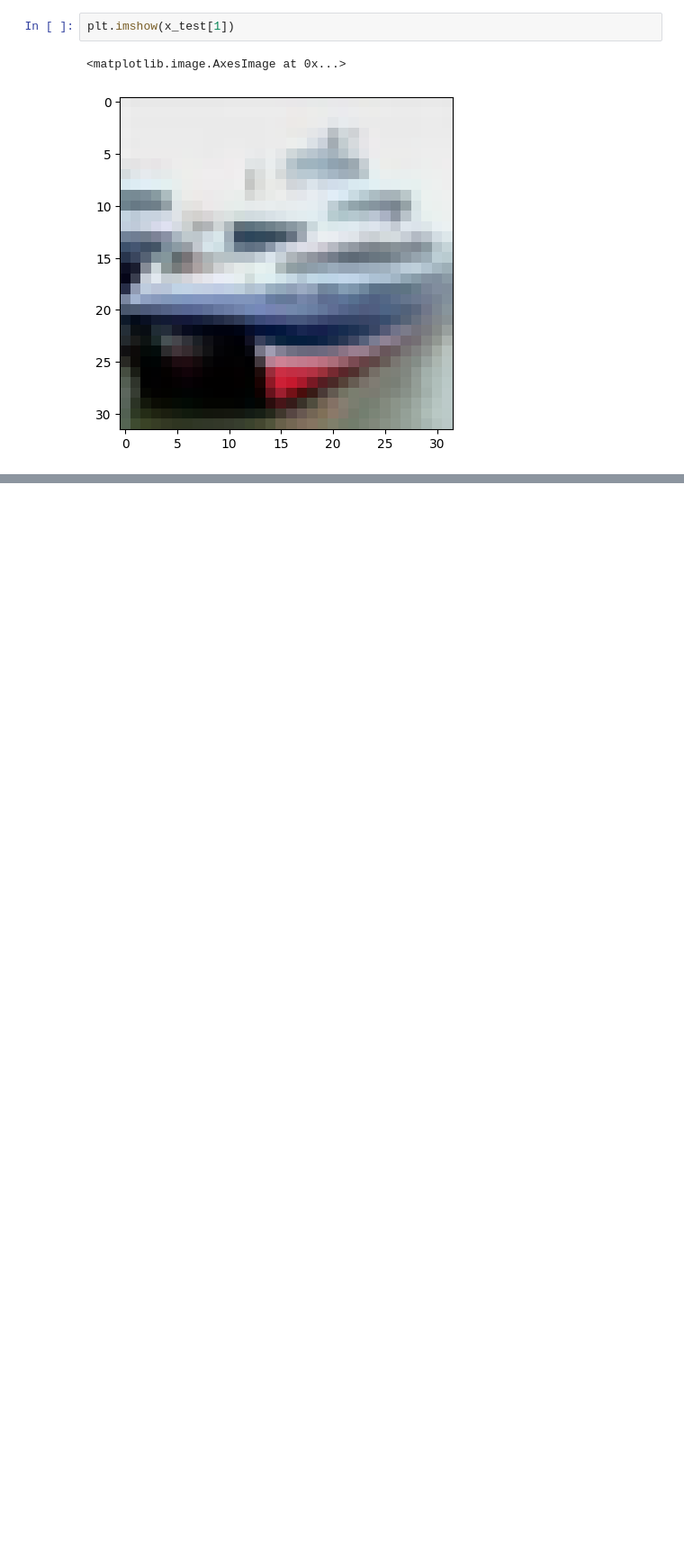
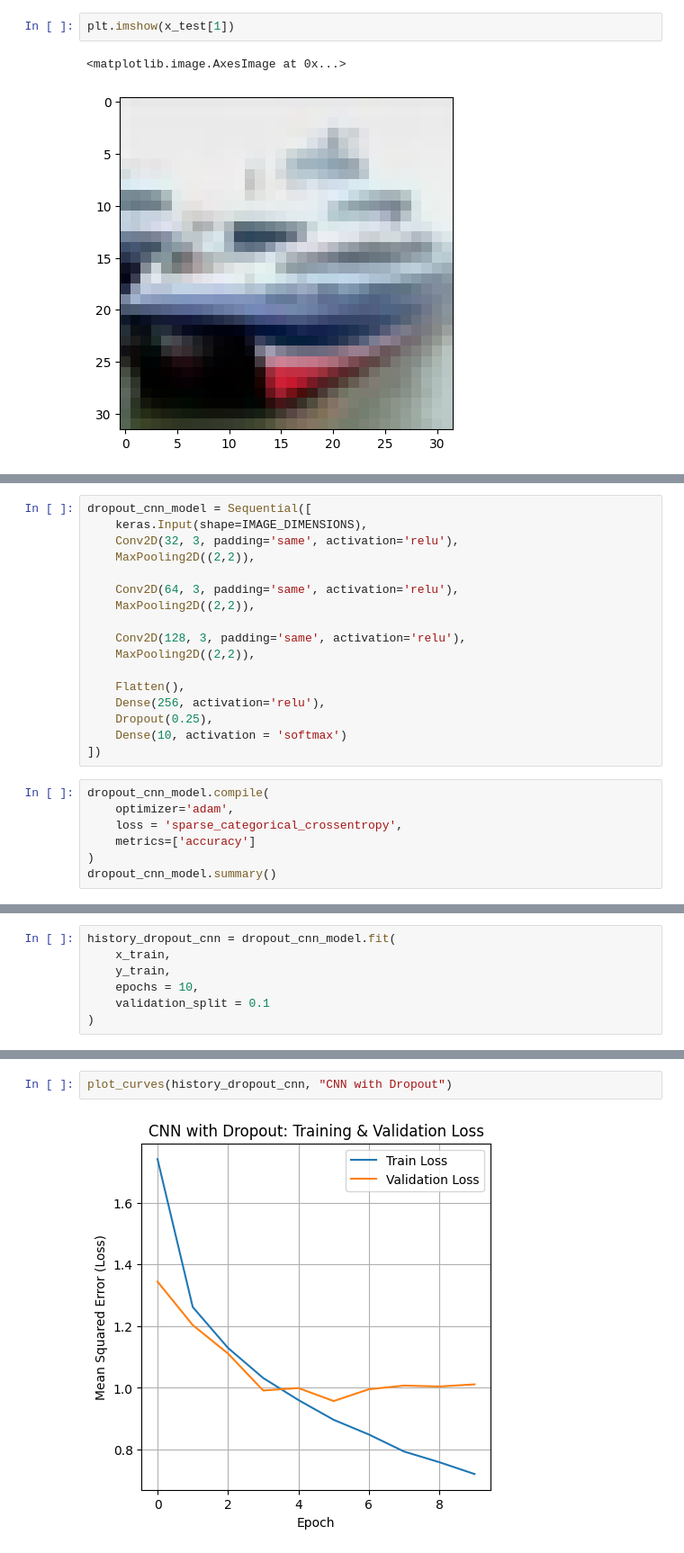
Before and after one commit to mjchav/COSC_4368_Group10, a Jupyter notebook: Group_10_Proj.ipynb, the cells around one changed output, grey strips where cells are left out. Shown at 90% size. Drawn from its saved outputs; the diff is of its cells as text; blank space fills up the shorter version.

```diff
--- a/Group_10_Proj.ipynb
+++ b/Group_10_Proj.ipynb
@@ -157,0 +373,24 @@ plot_curves(history_basic_cnn, "Basic CNN")
+# %%
+dropout_cnn_model = Sequential([
+    keras.Input(shape=IMAGE_DIMENSIONS),
+    Conv2D(32, 3, padding='same', activation='relu'),
+    MaxPooling2D((2,2)),
+
+    Conv2D(64, 3, padding='same', activation='relu'),
+    MaxPooling2D((2,2)),
+
+    Conv2D(128, 3, padding='same', activation='relu'),
+    MaxPooling2D((2,2)),
+
+    Flatten(),
+    Dense(256, activation='relu'),
+    Dropout(0.25),
+    Dense(10, activation = 'softmax')
+])
+# %%
+dropout_cnn_model.compile(
+    optimizer='adam',
+    loss = 'sparse_categorical_crossentropy',
+    metrics=['accuracy']
+)
+dropout_cnn_model.summary()
@@ -157,0 +419,7 @@ plot_curves(history_basic_cnn, "Basic CNN")
+# %%
+history_dropout_cnn = dropout_cnn_model.fit(
+    x_train,
+    y_train,
+    epochs = 10,
+    validation_split = 0.1
+)
@@ -157,0 +474,4 @@ plot_curves(history_basic_cnn, "Basic CNN")
+# %%
+plot_curves(history_dropout_cnn, "CNN with Dropout")
+# %% [output]
+[figure, added]
```
Also changed, not shown: parts of 30 cells of this notebook.
